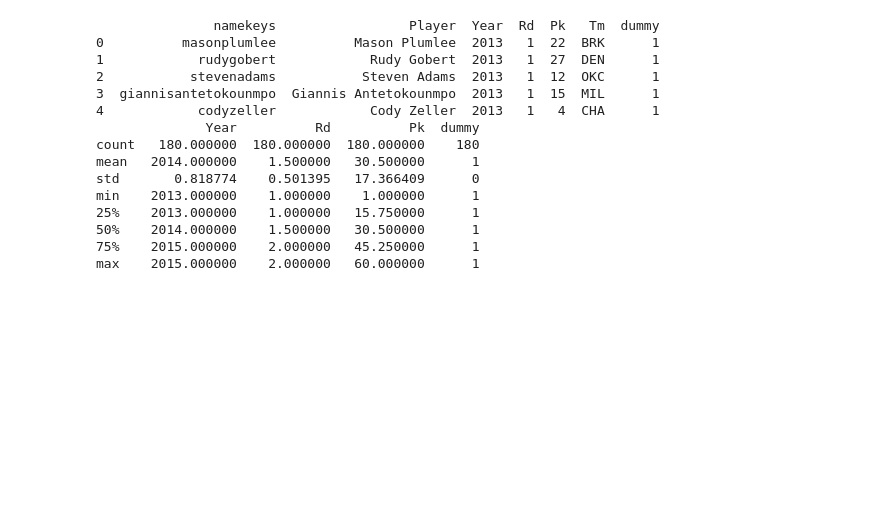
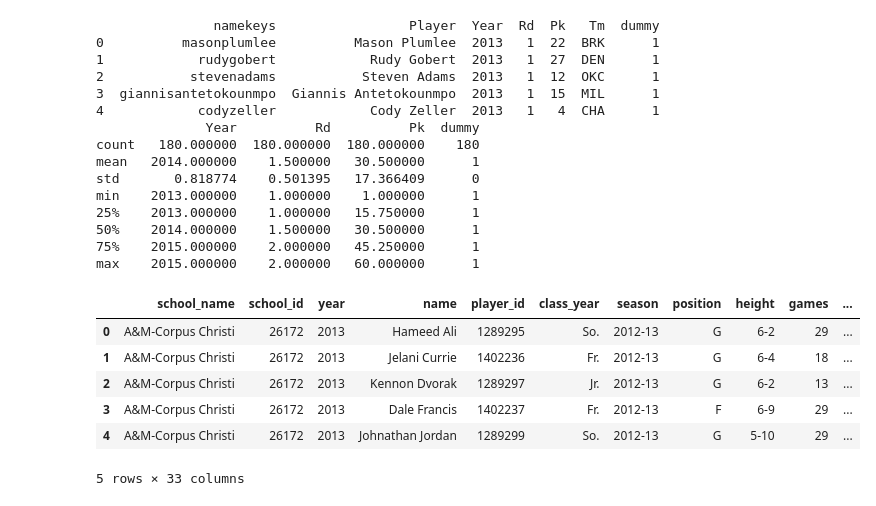
Before and after one commit to chetchavat/nba-draft-analysis, a Jupyter notebook: nba-draft-analysis.ipynb, the cells around one changed output. Cells and saved outputs as stored; diff of their text form; code cells hidden in the pictures; blank space fills up the shorter version.

```diff
--- a/nba-draft-analysis.ipynb
+++ b/nba-draft-analysis.ipynb
@@ -15,6 +21,7 @@ data_dir = 'data/'
 # %%
 draft = pd.read_csv(data_dir + 'draft_clean.csv', sep = '\t', index_col = 0)
 ncaa = pd.read_csv(data_dir + 'ncaa_players_clean.csv', sep = '\t', index_col = 0)
+ncaa_division = pd.read_csv(data_dir + 'ncaa_divisions.csv')
 # %%
 draft['dummy'] = 1
 print draft.head()
@@ -35,4 +42,17 @@ min    2013.000000    1.000000    1.000000      1
 50%    2014.000000    1.500000   30.500000      1
 75%    2015.000000    2.000000   45.250000      1
 max    2015.000000    2.000000   60.000000      1
+# %%
+divs_only = ncaa_division[['school_id','year','Division']]
+ncaa_divs = pd.merge(ncaa, divs_only, how = 'left', on = ['school_id','year'])
+
+ncaa_divs.head()
+# %% [output]
+|  | school_name | school_id | year | name | player_id | class_year | season | position | height | games | ... |
+| 0 | A&M-Corpus Christi | 26172 | 2013 | Hameed Ali | 1289295 | So. | 2012-13 | G | 6-2 | 29 | ... |
+| 1 | A&M-Corpus Christi | 26172 | 2013 | Jelani Currie | 1402236 | Fr. | 2012-13 | G | 6-4 | 18 | ... |
+| 2 | A&M-Corpus Christi | 26172 | 2013 | Kennon Dvorak | 1289297 | Jr. | 2012-13 | G | 6-2 | 13 | ... |
+| 3 | A&M-Corpus Christi | 26172 | 2013 | Dale Francis | 1402237 | Fr. | 2012-13 | F | 6-9 | 29 | ... |
+| 4 | A&M-Corpus Christi | 26172 | 2013 | Johnathan Jordan | 1289299 | So. | 2012-13 | G | 5-10 | 29 | ... |
+5 rows × 33 columns
 # %%
```
Also changed, not shown: parts of 19 cells of this notebook.
